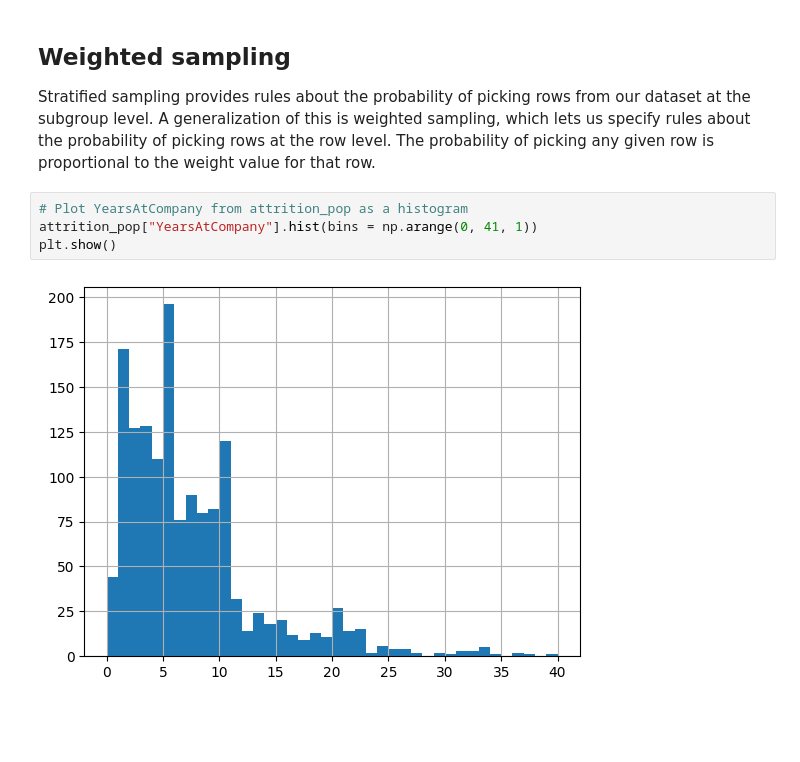
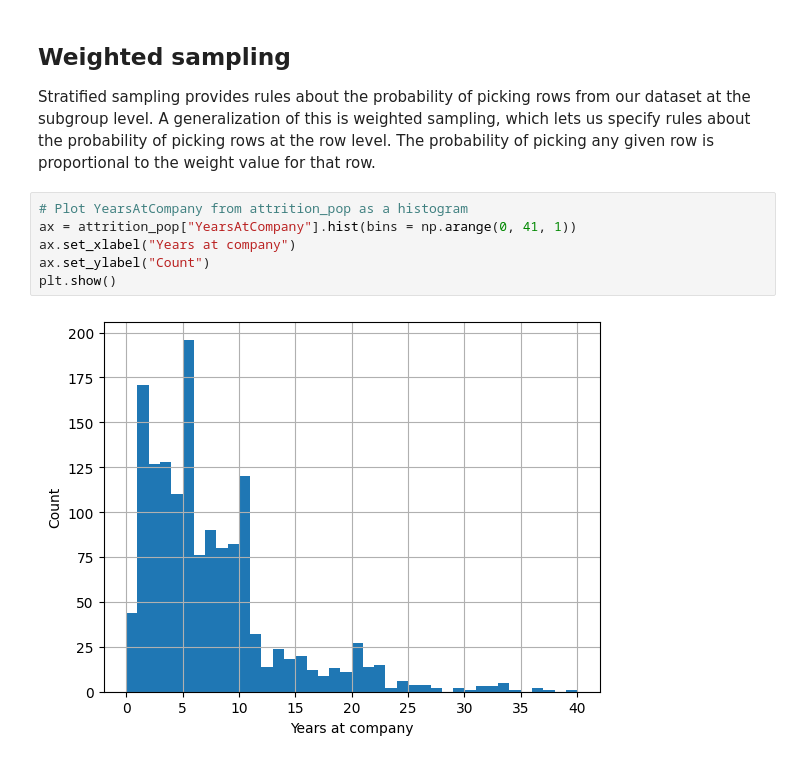
Before and after one commit to MichaelSzczepaniak/DataCamp, a Jupyter notebook: Tracks/Associate Data Scientist/28 Sampling in Python/SamplingInPython.ipynb, the cells around one changed output. Drawn from its saved outputs; the diff is of its cells as text; blank space fills up the shorter version.

```diff
--- a/Tracks/Associate Data Scientist/28 Sampling in Python/SamplingInPython.ipynb
+++ b/Tracks/Associate Data Scientist/28 Sampling in Python/SamplingInPython.ipynb
@@ -480,9 +493,11 @@ Name: proportion, dtype: float64
 Stratified sampling provides rules about the probability of picking rows from our dataset at the subgroup level. A generalization of this is weighted sampling, which lets us specify rules about the probability of picking rows at the row level. The probability of picking any given row is proportional to the weight value for that row.
 # %%
 # Plot YearsAtCompany from attrition_pop as a histogram
-attrition_pop["YearsAtCompany"].hist(bins = np.arange(0, 41, 1))
+ax = attrition_pop["YearsAtCompany"].hist(bins = np.arange(0, 41, 1))
+ax.set_xlabel("Years at company")
+ax.set_ylabel("Count")
 plt.show()
 # %% [output]
-[figure, old version]
+[figure, new version]
 # %%
 # Plot YearsAtCompany from attrition_pop as a histogram
```
Also changed, not shown: parts of 19 cells of this notebook.
